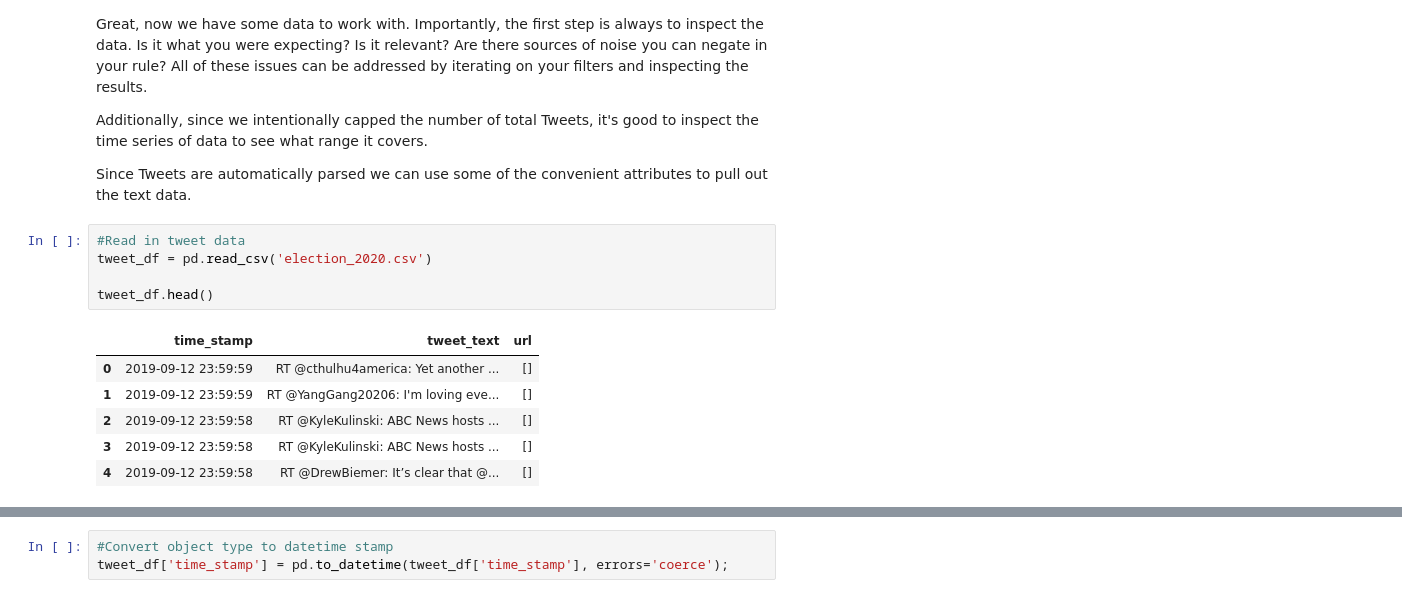
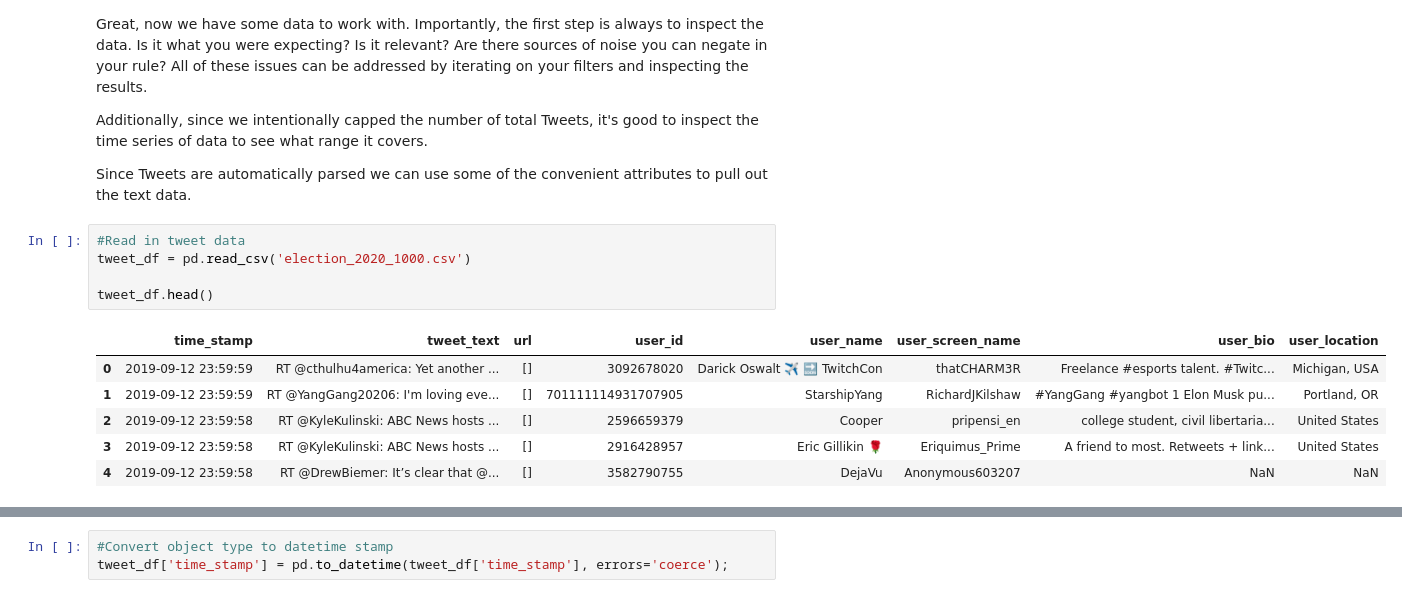
Before and after one commit to MohammadBakir/Discovering-User-Clusters, a Jupyter notebook: Clustering Users Using Twitter Data.ipynb, the cells around one changed output, grey strips where cells are left out. Saved outputs shown, nothing was run; the diff lists cells and outputs as text.

```diff
--- a/Clustering Users Using Twitter Data.ipynb
+++ b/Clustering Users Using Twitter Data.ipynb
@@ -123,16 +131,16 @@ Additionally, since we intentionally capped the number of total Tweets, it's goo
 Since Tweets are automatically parsed we can use some of the convenient attributes to pull out the text data.
 # %%
 #Read in tweet data
-tweet_df = pd.read_csv('election_2020.csv')
+tweet_df = pd.read_csv('election_2020_1000.csv')
 
 tweet_df.head()
 # %% [output]
-|  | time_stamp | tweet_text | url |
-| 0 | 2019-09-12 23:59:59 | RT @cthulhu4america: Yet another ... | [] |
-| 1 | 2019-09-12 23:59:59 | RT @YangGang20206: I'm loving eve... | [] |
-| 2 | 2019-09-12 23:59:58 | RT @KyleKulinski: ABC News hosts ... | [] |
-| 3 | 2019-09-12 23:59:58 | RT @KyleKulinski: ABC News hosts ... | [] |
-| 4 | 2019-09-12 23:59:58 | RT @DrewBiemer: It’s clear that @... | [] |
+|  | time_stamp | tweet_text | url | user_id | user_name | user_screen_name | user_bio | user_location |
+| 0 | 2019-09-12 23:59:59 | RT @cthulhu4america: Yet another ... | [] | 3092678020 | Darick Oswalt ✈️ 🔜 TwitchCon | thatCHARM3R | Freelance #esports talent. #Twitc... | Michigan, USA |
+| 1 | 2019-09-12 23:59:59 | RT @YangGang20206: I'm loving eve... | [] | 701111114931707905 | StarshipYang | RichardJKilshaw | #YangGang #yangbot 1 Elon Musk pu... | Portland, OR |
+| 2 | 2019-09-12 23:59:58 | RT @KyleKulinski: ABC News hosts ... | [] | 2596659379 | Cooper | pripensi_en | college student, civil libertaria... | United States |
+| 3 | 2019-09-12 23:59:58 | RT @KyleKulinski: ABC News hosts ... | [] | 2916428957 | Eric Gillikin 🌹 | Eriquimus_Prime | A friend to most. Retweets + link... | United States |
+| 4 | 2019-09-12 23:59:58 | RT @DrewBiemer: It’s clear that @... | [] | 3582790755 | DejaVu | Anonymous603207 | NaN | NaN |
 # %%
 tweet_df.dtypes
 # %% [output]
```
Also changed, not shown: parts of 36 cells of this notebook, 2 other files.
